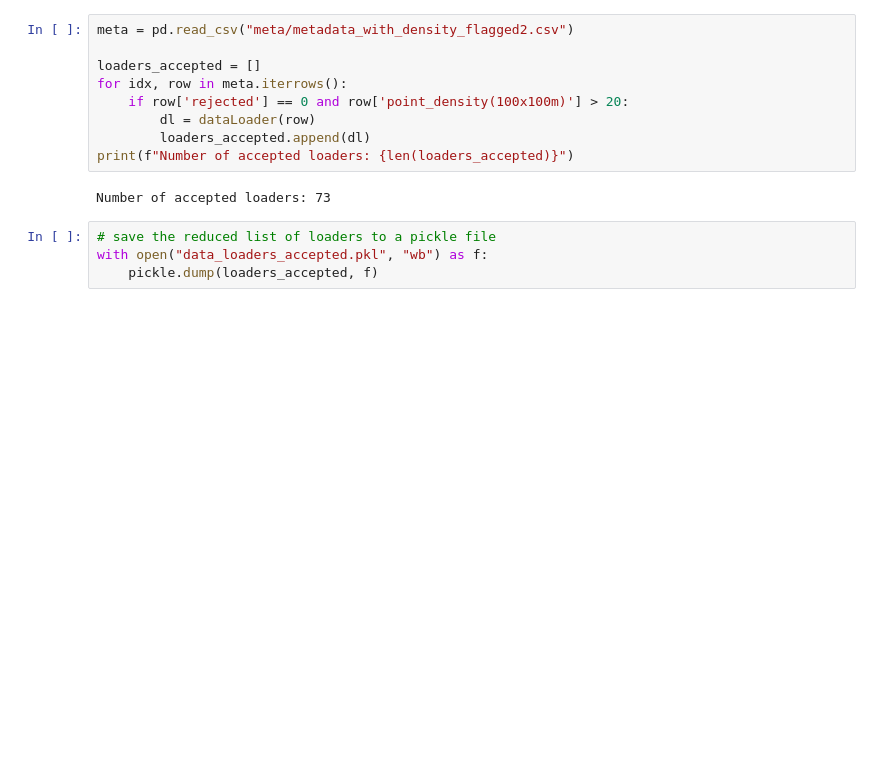
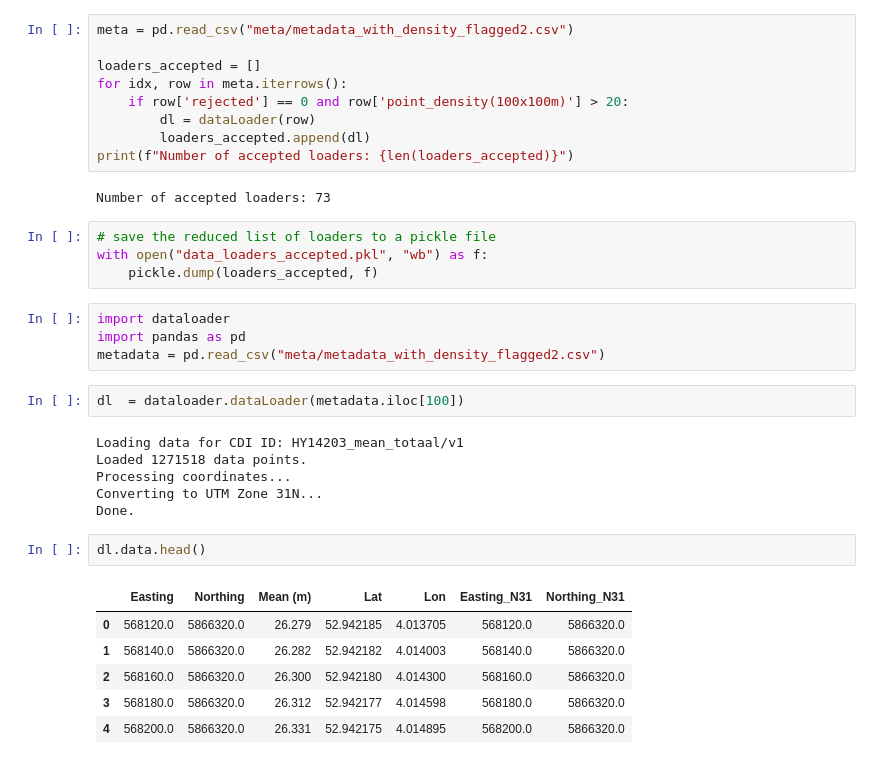
Before and after one commit to BerendBouvy/Thesis-Shell, a Jupyter notebook: misc.ipynb, the cells around one changed output. Cells and saved outputs as stored; diff of their text form; blank space fills up the shorter version.

```diff
--- a/misc.ipynb
+++ b/misc.ipynb
@@ -211,3 +211,24 @@ Number of accepted loaders: 73
 # save the reduced list of loaders to a pickle file
 with open("data_loaders_accepted.pkl", "wb") as f:
     pickle.dump(loaders_accepted, f)
+# %%
+import dataloader
+import pandas as pd
+metadata = pd.read_csv("meta/metadata_with_density_flagged2.csv")
+# %%
+dl  = dataloader.dataLoader(metadata.iloc[100])
+# %% [output]
+Loading data for CDI ID: HY14203_mean_totaal/v1
+Loaded 1271518 data points.
+Processing coordinates...
+Converting to UTM Zone 31N...
+Done.
+# %%
+dl.data.head()
+# %% [output]
+|  | Easting | Northing | Mean (m) | Lat | Lon | Easting_N31 | Northing_N31 |
+| 0 | 568120.0 | 5866320.0 | 26.279 | 52.942185 | 4.013705 | 568120.0 | 5866320.0 |
+| 1 | 568140.0 | 5866320.0 | 26.282 | 52.942182 | 4.014003 | 568140.0 | 5866320.0 |
+| 2 | 568160.0 | 5866320.0 | 26.300 | 52.942180 | 4.014300 | 568160.0 | 5866320.0 |
+| 3 | 568180.0 | 5866320.0 | 26.312 | 52.942177 | 4.014598 | 568180.0 | 5866320.0 |
+| 4 | 568200.0 | 5866320.0 | 26.331 | 52.942175 | 4.014895 | 568200.0 | 5866320.0 |
```
Also changed, not shown: 6 other files.
